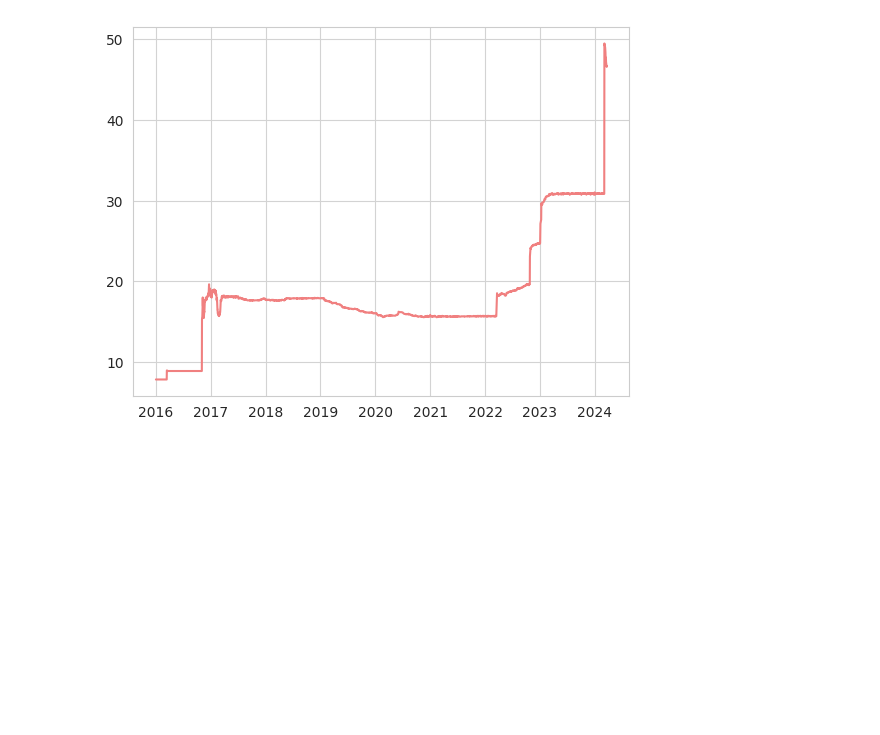
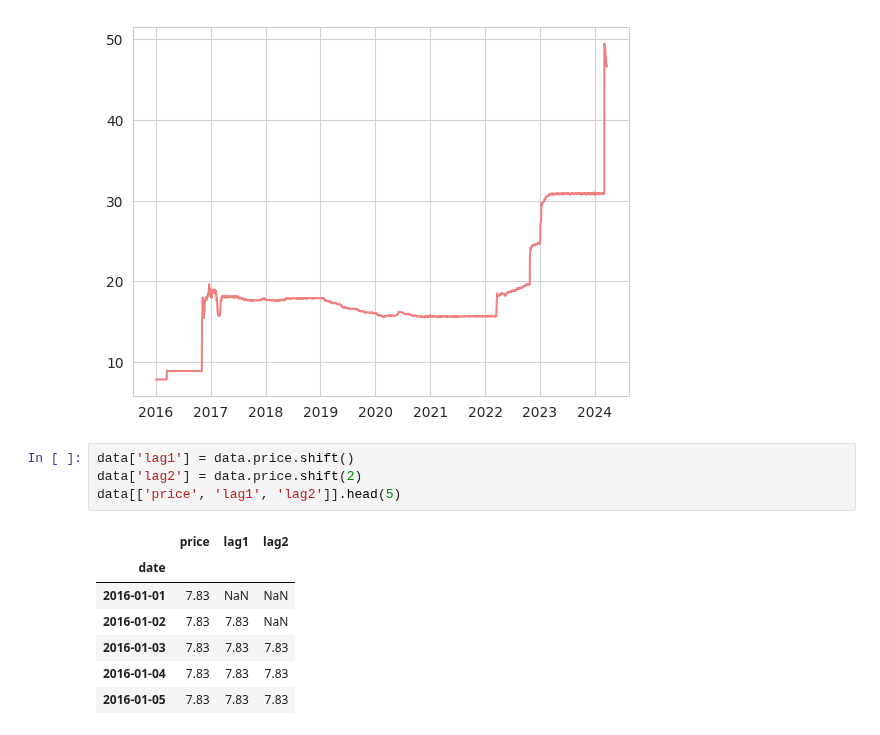
Before and after one commit to mohamedyosef101/learning_area, a Jupyter notebook: Time Series/EGP_USD.ipynb, the cells around one changed output. Saved outputs shown, nothing was run; the diff lists cells and outputs as text; blank space fills up the shorter version.

```diff
--- a/Time Series/EGP_USD.ipynb
+++ b/Time Series/EGP_USD.ipynb
@@ -44,3 +44,15 @@ plt.plot(data.price, color='lightcoral')
 # %% [output]
 [<matplotlib.lines.Line2D at 0x...>]
 [figure]
+# %%
+data['lag1'] = data.price.shift()
+data['lag2'] = data.price.shift(2)
+data[['price', 'lag1', 'lag2']].head(5)
+# %% [output]
+|  | price | lag1 | lag2 |
+| date |  |  |  |
+| 2016-01-01 | 7.83 | NaN | NaN |
+| 2016-01-02 | 7.83 | 7.83 | NaN |
+| 2016-01-03 | 7.83 | 7.83 | 7.83 |
+| 2016-01-04 | 7.83 | 7.83 | 7.83 |
+| 2016-01-05 | 7.83 | 7.83 | 7.83 |
```
Also changed, not shown: parts of 1 cell of this notebook.
